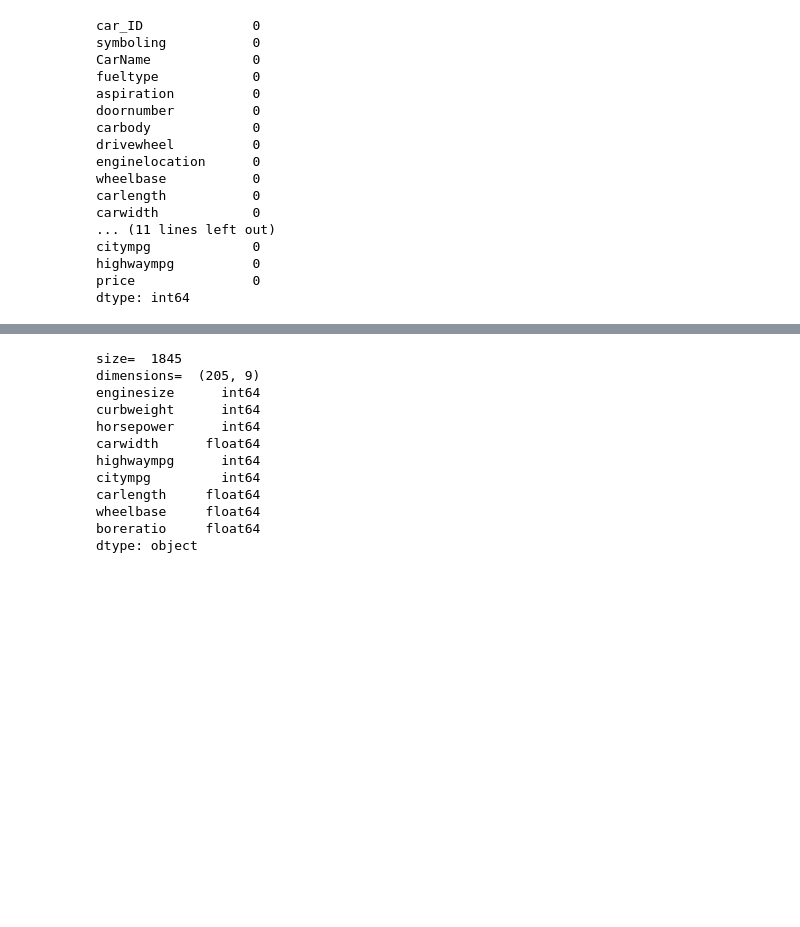
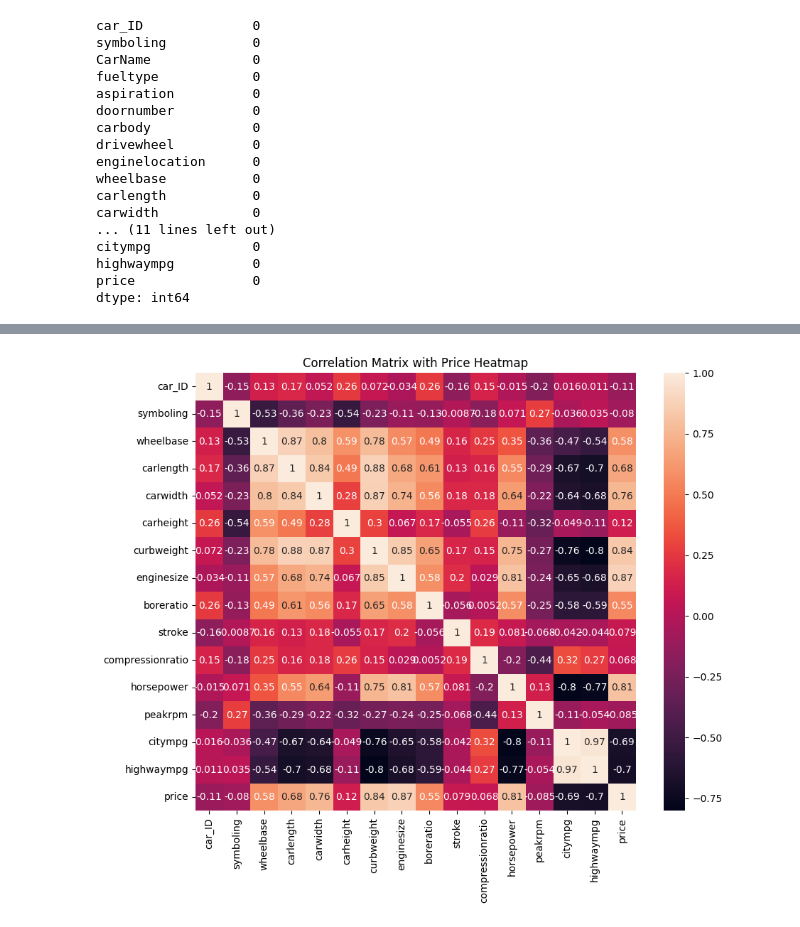
Before and after one commit to sakshi752/oasis_infobyte_tech, a Jupyter notebook: Task3/car_price_prediction.ipynb, the cells around one changed output, grey strips where cells are left out. Saved outputs shown, nothing was run; the diff lists cells and outputs as text; code cells hidden in the pictures; blank space fills up the shorter version.

```diff
--- a/Task3/car_price_prediction.ipynb
+++ b/Task3/car_price_prediction.ipynb
@@ -207,17 +114,12 @@ final_df.head()
-# %%
-print("size= ",final_df.size)
-print("dimensions= ",final_df.shape)
-print(final_df.dtypes)
-# %% [output]
-size=  1845
-dimensions=  (205, 9)
-enginesize      int64
-curbweight      int64
-horsepower      int64
-carwidth      float64
-highwaympg      int64
-citympg         int64
-carlength     float64
-wheelbase     float64
-boreratio     float64
-dtype: object
+# %%
+# calculate correlation matrix with dependent feature
+corr_matrix_with_price = df.corr()
+
+
+# create heatmap with dependent feature using Seaborn
+plt.figure(figsize=(10, 8))
+sns.heatmap(corr_matrix_with_price, annot=True)
+plt.title('Correlation Matrix with Price Heatmap')
+plt.show()
+# %% [output]
+[figure, added]
```
Also changed, not shown: parts of 27 cells of this notebook.
